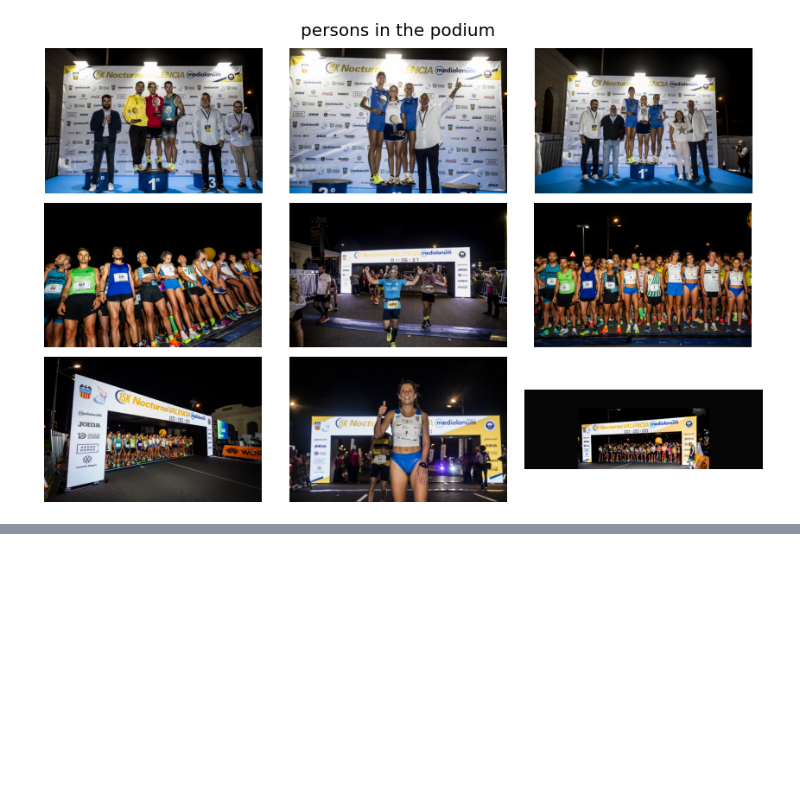
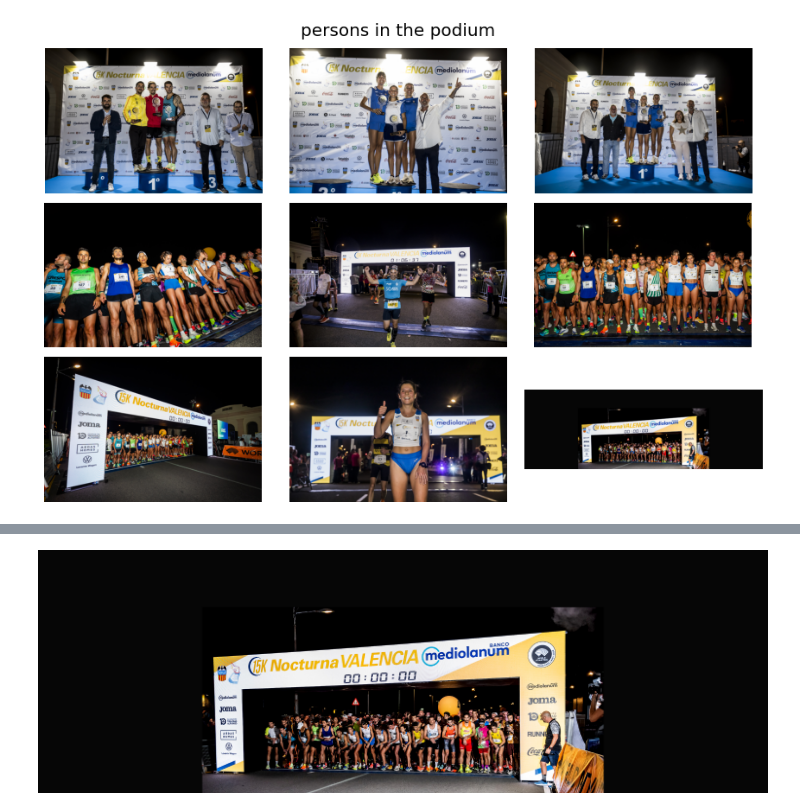
Before and after one commit to davertor/image-search-engine-for-flickr-photos-gallery, a Jupyter notebook: image_search_engine.ipynb, the cells around one changed output, grey strips where cells are left out. Drawn from its saved outputs; the diff is of its cells as text; code cells hidden in the pictures; blank space fills up the shorter version.

```diff
--- a/image_search_engine.ipynb
+++ b/image_search_engine.ipynb
@@ -112,0 +115,6 @@ plt.show()
+# %%
+# Load csv file
+
+imgs_info_df = pd.read_csv(CSV_INFO)
+print(imgs_info_df.shape)
+imgs_info_df.head()
@@ -112,0 +129,10 @@ plt.show()
+# %%
+from io import BytesIO
+import requests
+
+# Input image
+input_img_url = imgs_info_df.iloc[0].url
+input_img = Image.open(BytesIO(requests.get(input_img_url).content))
+display(input_img)
+# %% [output]
+[figure, added]
```
Also changed, not shown: parts of 5 cells of this notebook, 6 other files.
